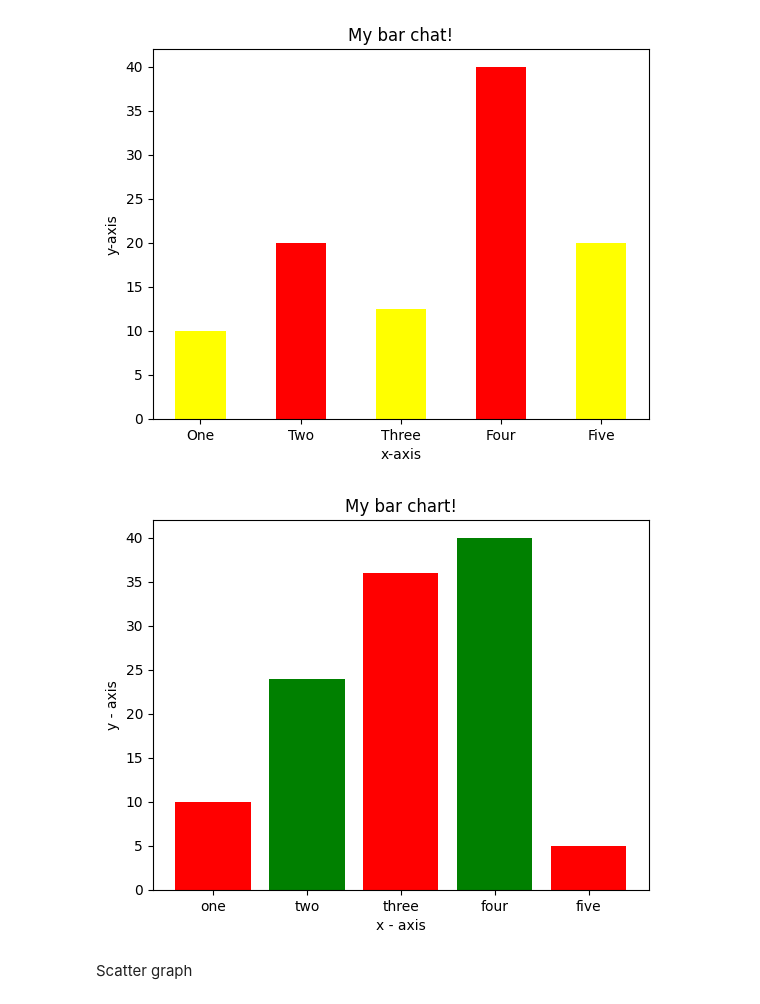
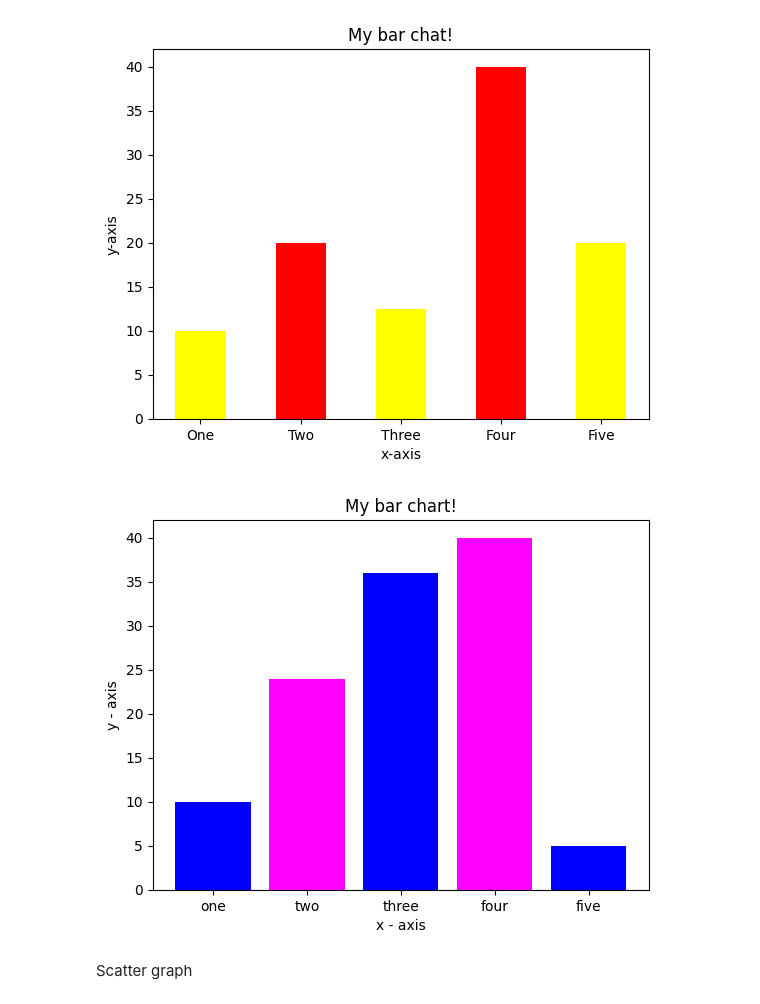
Before and after one commit to shankar1R/AI-ML, a Jupyter notebook: Matplotlib.ipynb, the cells around one changed output. Cells and saved outputs as stored; diff of their text form; code cells hidden in the pictures.

```diff
--- a/Matplotlib.ipynb
+++ b/Matplotlib.ipynb
@@ -72,27 +72,27 @@ plt.show()
 # %%
 import matplotlib.pyplot as plt
 # x-coordinates of left sides of bars
 left = [1, 2, 3, 4, 5]
 
 # heights of bars
 height = [10, 24, 36, 40, 5]
 
 # labels for bars
 tick_label = ['one', 'two', 'three', 'four', 'five']
 
 # plotting a bar chart
 plt.bar(left, height, tick_label = tick_label,
-width = 0.8, color = ['red', 'green'])
+width = 0.8, color = ['Blue', 'magenta'])
 # naming the x-axis
 plt.xlabel('x - axis')
 # naming the y-axis
 plt.ylabel('y - axis')
 # plot title
 plt.title('My bar chart!')
 # function to show the plot
 plt.show()
 # %% [output]
-[figure, old version]
+[figure, new version]
 # %% [markdown]
 Scatter graph
 # %%
```
Also changed, not shown: parts of 2 cells of this notebook.
